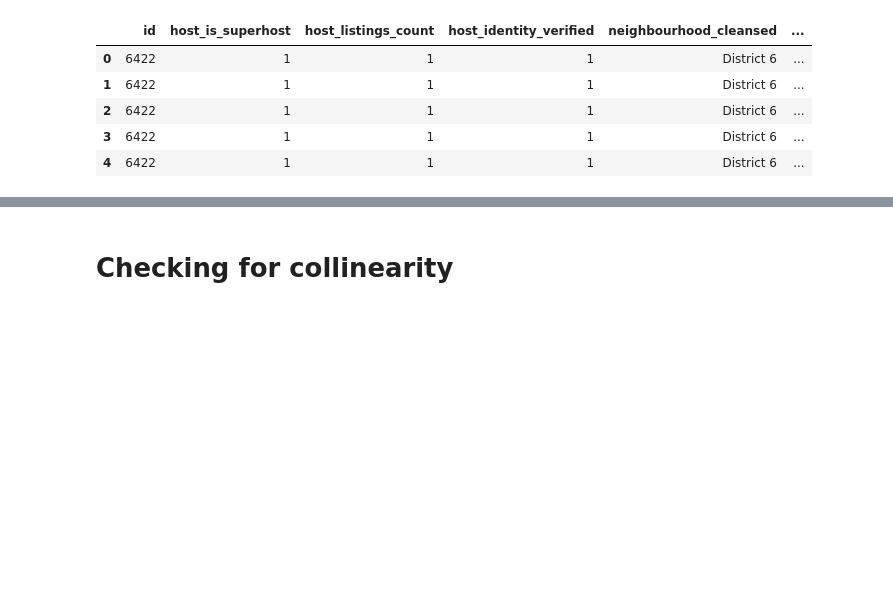
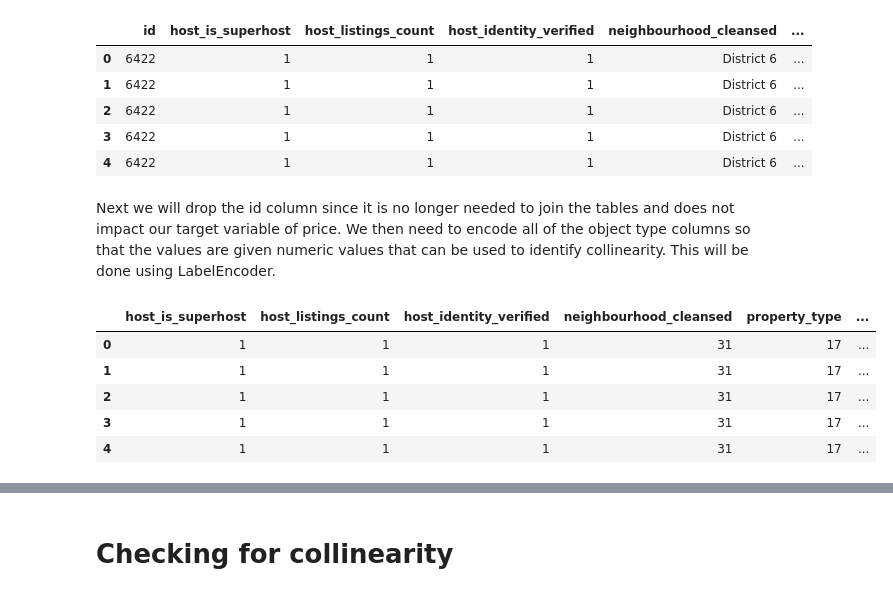
Before and after one commit to whitneylosinski/Eat.Sleep.Data, a Jupyter notebook: Notebooks/Airbnb_Analysis.ipynb, the cells around one changed output, grey strips where cells are left out. Drawn from its saved outputs; the diff is of its cells as text; code cells hidden in the pictures; blank space fills up the shorter version.

```diff
--- a/Notebooks/Airbnb_Analysis.ipynb
+++ b/Notebooks/Airbnb_Analysis.ipynb
@@ -530,6 +539,27 @@ merged.head(5)
 | 2 | 6422 | 1 | 1 | 1 | District 6 | ... |
 | 3 | 6422 | 1 | 1 | 1 | District 6 | ... |
 | 4 | 6422 | 1 | 1 | 1 | District 6 | ... |
+# %% [markdown]
+Next we will drop the id column since it is no longer needed to join the tables and does not impact our target variable of price.  We then need to encode all of the object type columns so that the values are given numeric values that can be used to identify collinearity.  This will be done using LabelEncoder.
+# %%
+# Drop the id column
+merged = merged.drop(columns = 'id')
+
+# Get a list of the object type columns.
+objects = merged.dtypes[merged.dtypes == 'object'].index.tolist()
+
+# Encode objects to transform objects type columns to numeric values.
+le = LabelEncoder()
+for obj in objects:
+    merged[obj] = le.fit_transform(merged[obj])
+merged.head()
+# %% [output]
+|  | host_is_superhost | host_listings_count | host_identity_verified | neighbourhood_cleansed | property_type | ... |
+| 0 | 1 | 1 | 1 | 31 | 17 | ... |
+| 1 | 1 | 1 | 1 | 31 | 17 | ... |
+| 2 | 1 | 1 | 1 | 31 | 17 | ... |
+| 3 | 1 | 1 | 1 | 31 | 17 | ... |
+| 4 | 1 | 1 | 1 | 31 | 17 | ... |
 # %%
 merged.shape
 # %% [output]
```
Also changed, not shown: parts of 64 cells of this notebook.
